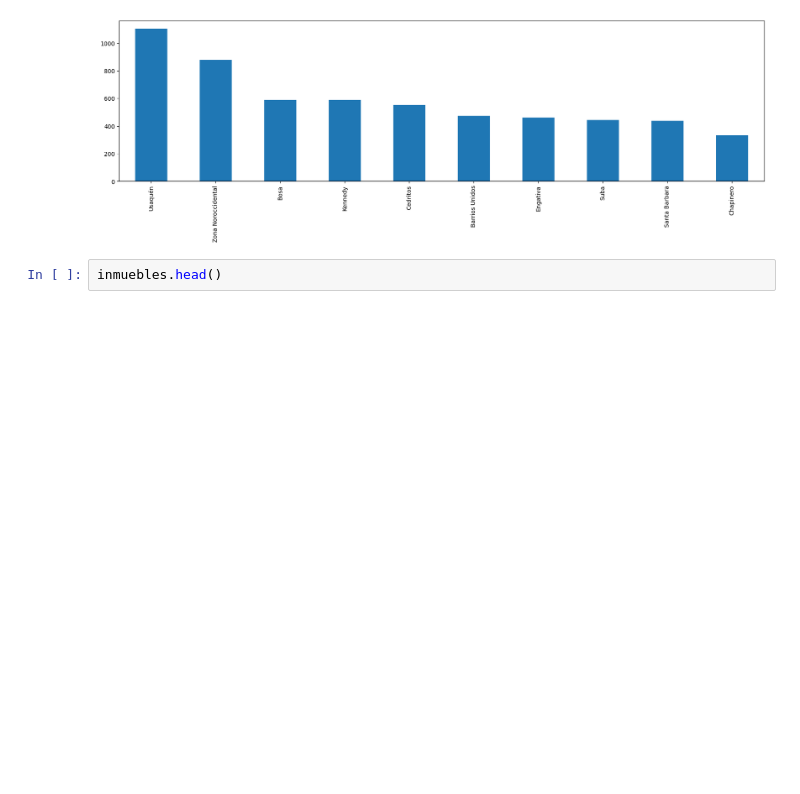
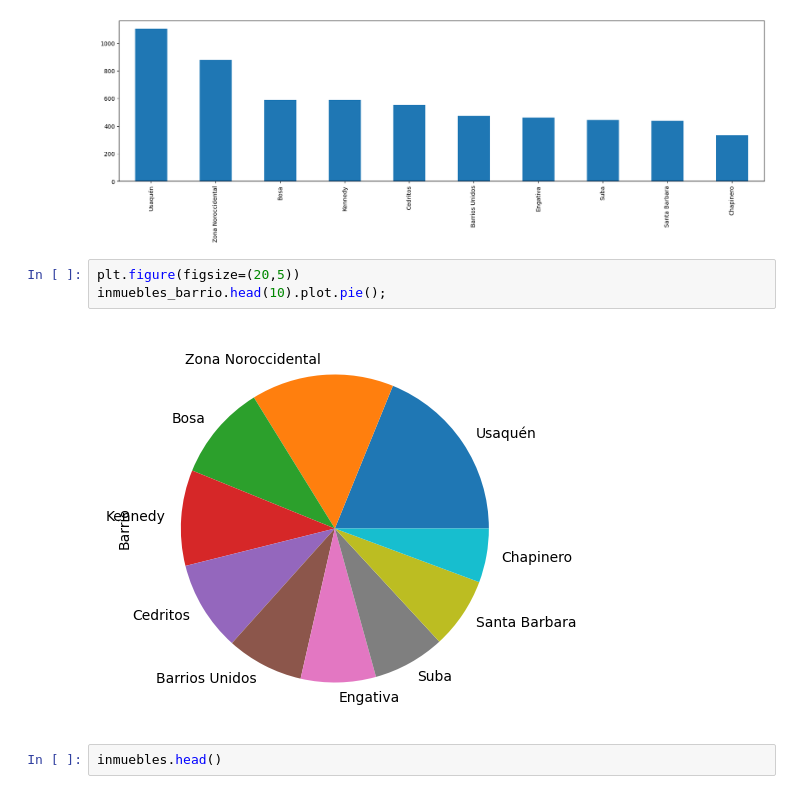
Before and after one commit to Wanves/InmersionAluraLatamDatos, a Jupyter notebook: Clase1.ipynb, the cells around one changed output. Cells and saved outputs as stored; diff of their text form; blank space fills up the shorter version.

```diff
--- a/Clase1.ipynb
+++ b/Clase1.ipynb
@@ -387,6 +387,11 @@ plt.figure(figsize=(20,5))
 inmuebles_barrio.head(10).plot.bar();
 # %% [output]
 [figure]
+# %%
+plt.figure(figsize=(20,5))
+inmuebles_barrio.head(10).plot.pie();
+# %% [output]
+[figure, added]
 # %%
 inmuebles.head()
 # %% [output]
```
Also changed, not shown: parts of 4 cells of this notebook.
